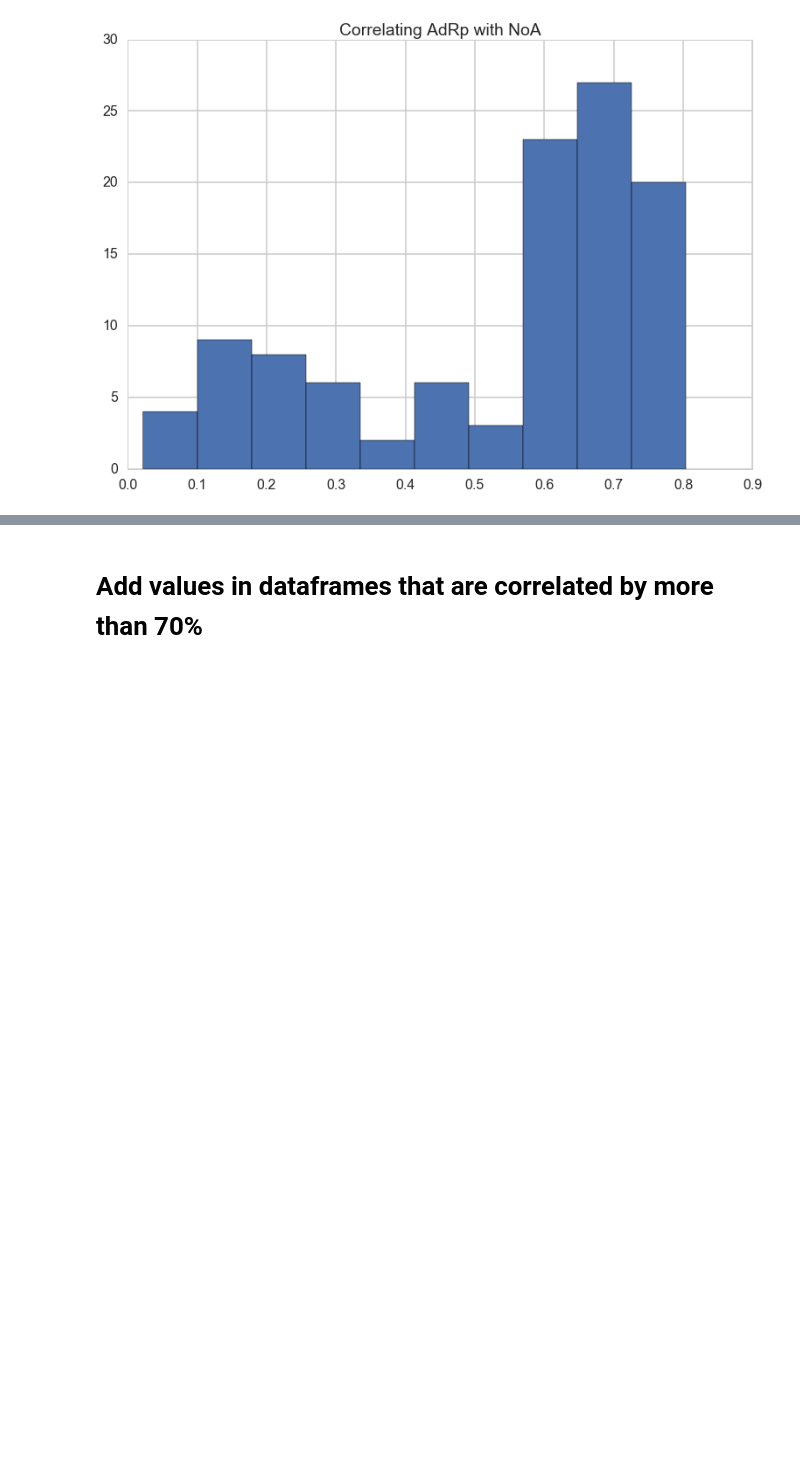
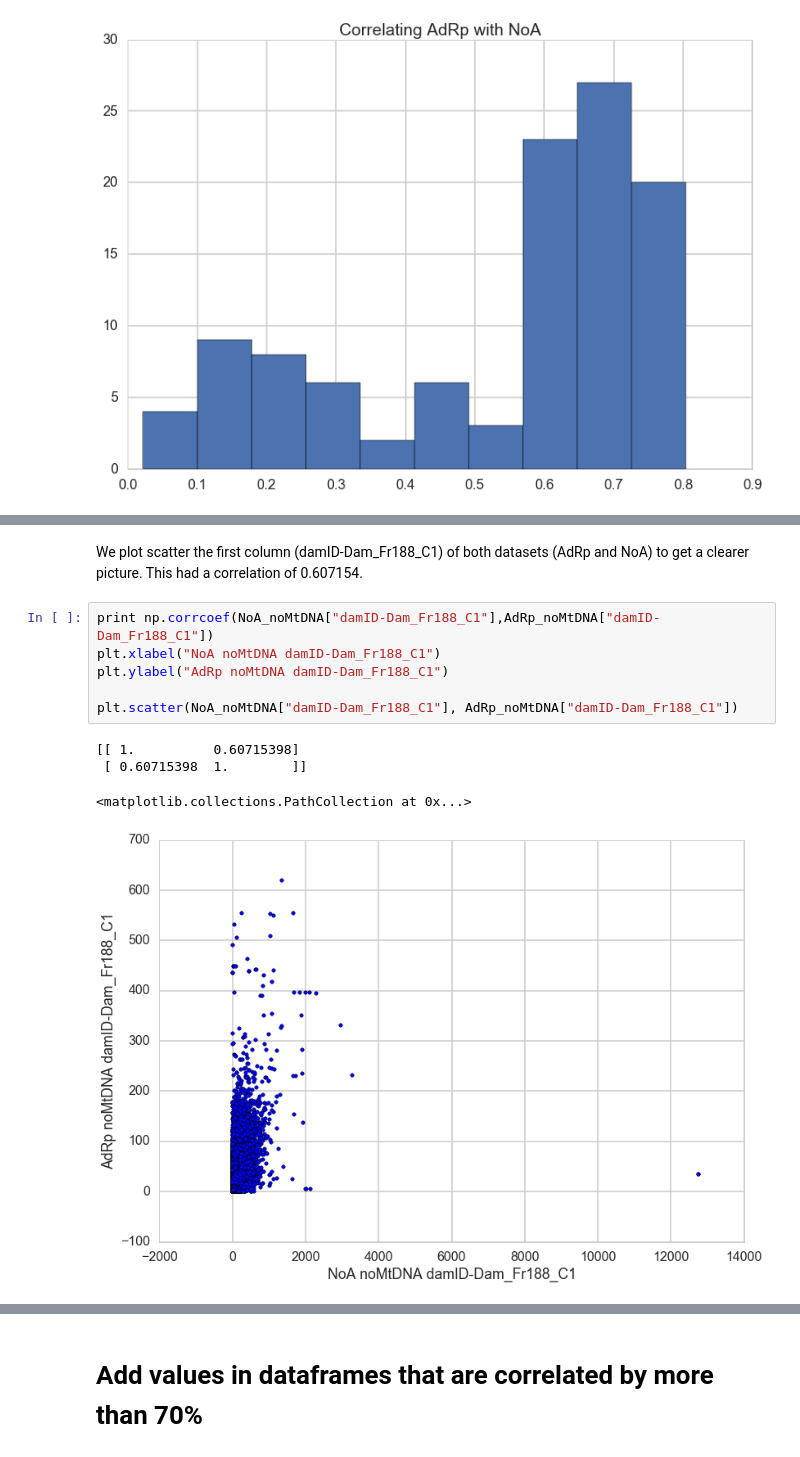
Before and after one commit to leandraking/SacktonProject, a Jupyter notebook: 20160308CleaningData.ipynb, the cells around one changed output, grey strips where cells are left out. Saved outputs shown, nothing was run; the diff lists cells and outputs as text; blank space fills up the shorter version.

Commit message:
Added some scatterplots to show low correlation across non-mitochondrion genome counts

```diff
--- a/20160308CleaningData.ipynb
+++ b/20160308CleaningData.ipynb
@@ -132,0 +148,13 @@ _=plt.title("Correlating AdRp with NoA")
+# %% [markdown]
+We plot scatter the first column (damID-Dam_Fr188_C1) of both datasets (AdRp and NoA) to get a clearer picture.  This had a correlation of 0.607154.
+# %%
+print np.corrcoef(NoA_noMtDNA["damID-Dam_Fr188_C1"],AdRp_noMtDNA["damID-Dam_Fr188_C1"])
+plt.xlabel("NoA noMtDNA damID-Dam_Fr188_C1")
+plt.ylabel("AdRp noMtDNA damID-Dam_Fr188_C1")
+
+plt.scatter(NoA_noMtDNA["damID-Dam_Fr188_C1"], AdRp_noMtDNA["damID-Dam_Fr188_C1"])
+# %% [output]
+[[ 1.          0.60715398]
+ [ 0.60715398  1.        ]]
+<matplotlib.collections.PathCollection at 0x...>
+[figure, added]
```
Also changed, not shown: parts of 9 cells of this notebook.
